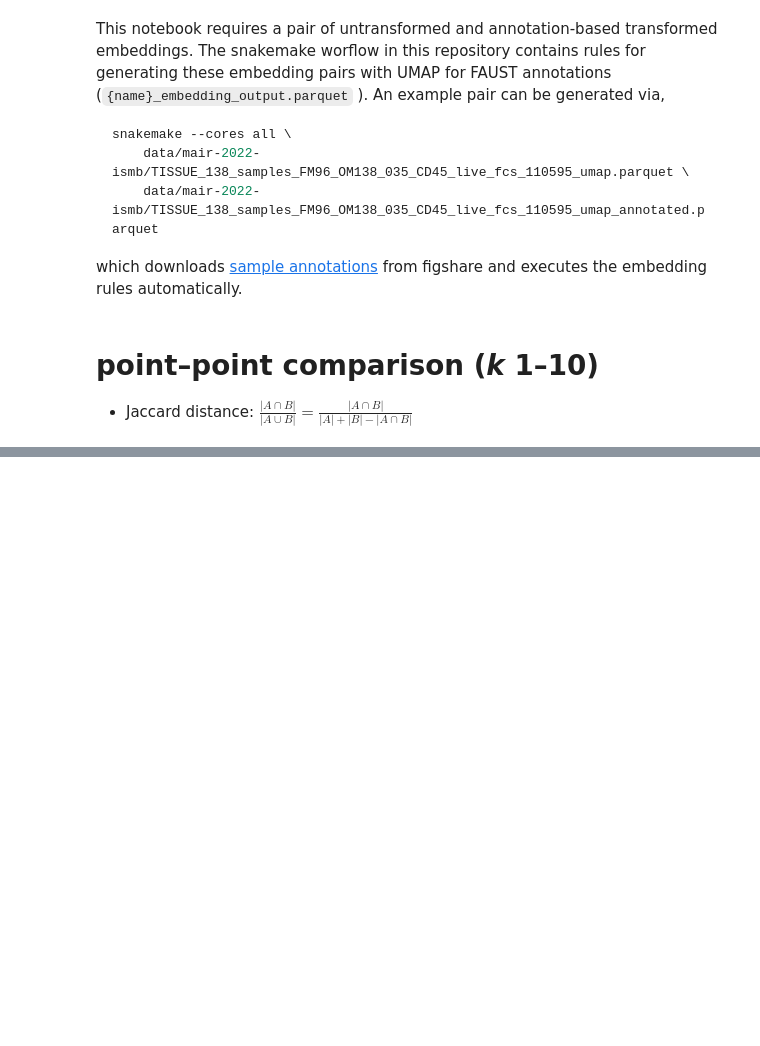
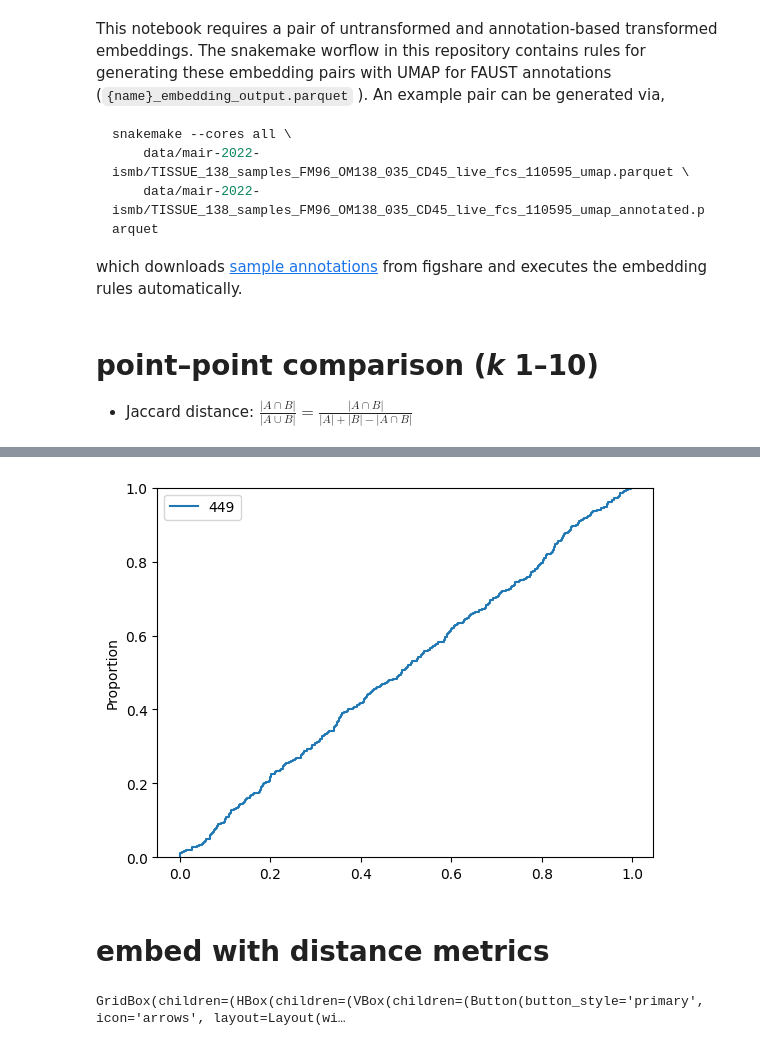
Before and after one commit to OzetteTech/comparative-embedding-visualization, a Jupyter notebook: notebooks/neighborhood-analysis.ipynb, the cells around one changed output, grey strips where cells are left out. Drawn from its saved outputs; the diff is of its cells as text; code cells hidden in the pictures; blank space fills up the shorter version.

```diff
--- a/notebooks/neighborhood-analysis.ipynb
+++ b/notebooks/neighborhood-analysis.ipynb
@@ -107,0 +107,47 @@ TODO
+# %%
+label_label_distances = rowise_cosine_similarity(
+    pd.DataFrame(dist_annotated, index=raw.cellType).groupby("cellType").mean(),
+    pd.DataFrame(dist_raw, index=raw.cellType).groupby("cellType").mean(),
+)
+sns.ecdfplot({len(label_label_distances): label_label_distances});
+# %% [output]
+[figure, added]
+# %% [markdown]
+# embed with distance metrics
+# %%
+import colors
+
+# add distance metrics to dataframes
+annotated["dist"] = point_label_distances
+raw["dist"] = point_label_distances
+annotated["label_dist"] = raw.cellType.map(label_label_distances)
+raw["label_dist"] = raw.cellType.map(label_label_distances)
+
+
+view_config = dict(
+    x="x", y="y", background_color="black", axes=False, opacity_unselected=0.05
+)
+
+compose_config = dict(sync_selection=True, sync_hover=True, row_height=640, rows=2)
+
+color_map = (
+    [colors.gray_dark]
+    + colors.glasbey_light
+    + colors.glasbey_light
+    + colors.glasbey_light
+)
+view_conf_labels = {"color_by": "cellType", "color_map": color_map, **view_config}
+view_conf_distances = {"color_by": "label_dist", **view_config}
+
+
+jscatter.compose(
+    [
+        jscatter.Scatter(data=annotated, **view_conf_labels),
+        jscatter.Scatter(data=raw, **view_conf_labels),
+        jscatter.Scatter(data=annotated, **view_conf_distances),
+        jscatter.Scatter(data=raw, **view_conf_distances),
+    ],
+    **compose_config
+)
+# %% [output]
+GridBox(children=(HBox(children=(VBox(children=(Button(button_style='primary', icon='arrows', layout=Layout(wi…
```
Also changed, not shown: parts of 16 cells of this notebook, 2 other files.
